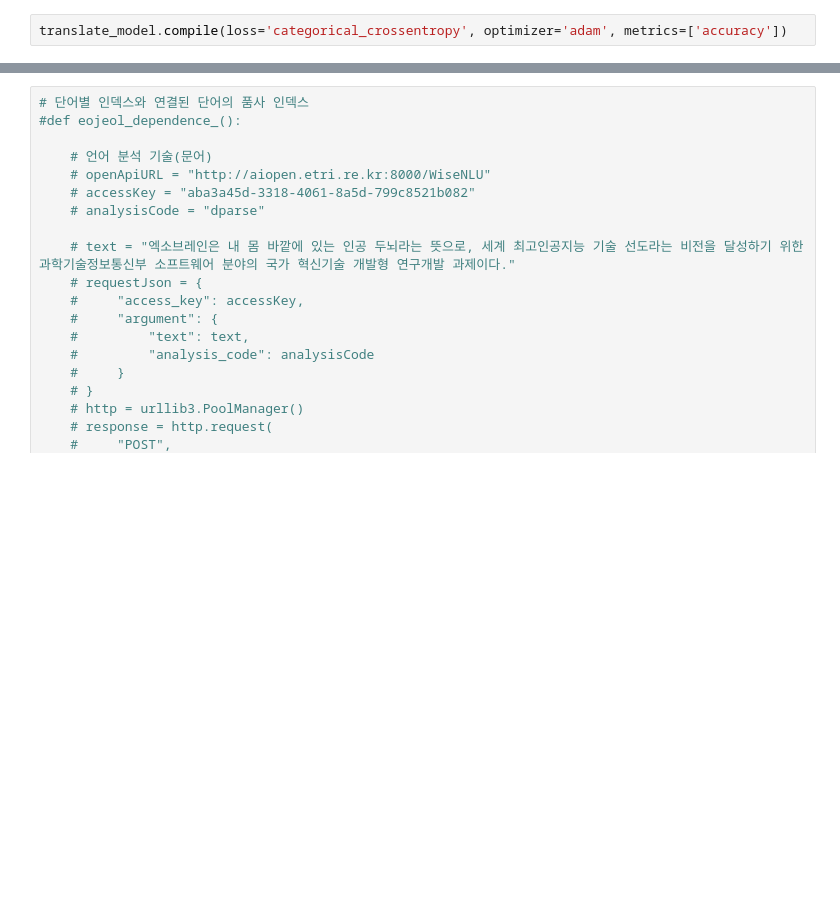
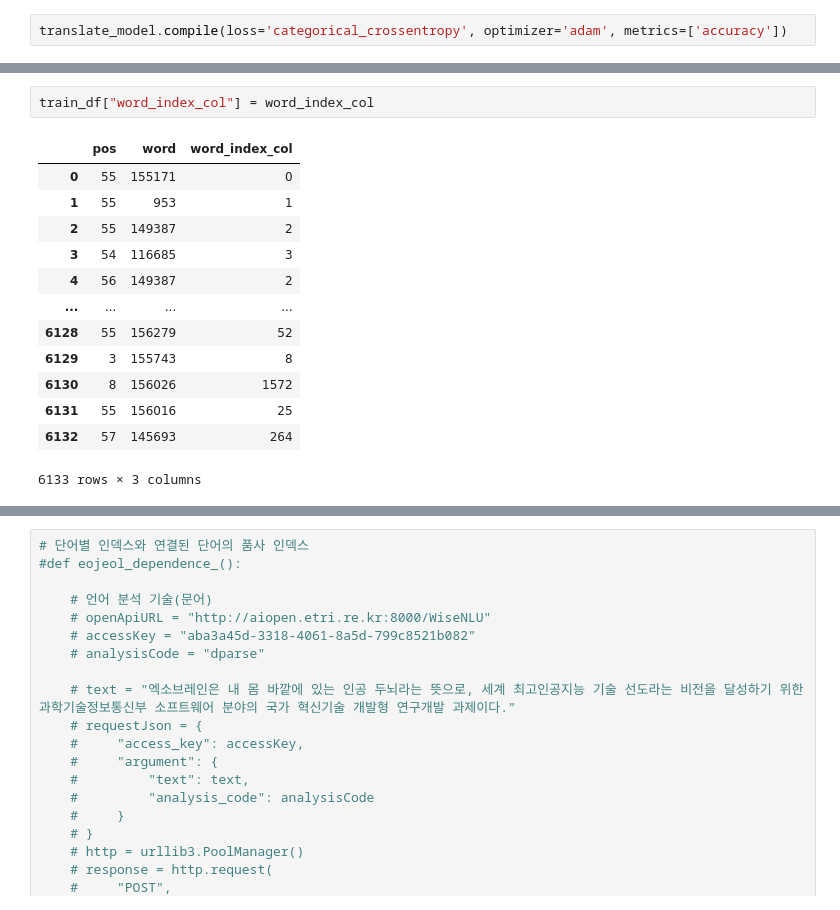
Before and after one commit to Owening2/DIalect_Translator, a Jupyter notebook: fin.ipynb, the cells around one changed output, grey strips where cells are left out. Saved outputs shown, nothing was run; the diff lists cells and outputs as text; blank space fills up the shorter version.

```diff
--- a/fin.ipynb
+++ b/fin.ipynb
@@ -372 +495,17 @@ train_df = eojeol_dependence(raw_data)
+# %%
+train_df["word_index_col"] = word_index_col
+# %% [output]
+|  | pos | word | word_index_col |
+| 0 | 55 | 155171 | 0 |
+| 1 | 55 | 953 | 1 |
+| 2 | 55 | 149387 | 2 |
+| 3 | 54 | 116685 | 3 |
+| 4 | 56 | 149387 | 2 |
+| ... | ... | ... | ... |
+| 6128 | 55 | 156279 | 52 |
+| 6129 | 3 | 155743 | 8 |
+| 6130 | 8 | 156026 | 1572 |
+| 6131 | 55 | 156016 | 25 |
+| 6132 | 57 | 145693 | 264 |
+6133 rows × 3 columns
 # %%
```
Also changed, not shown: parts of 94 cells of this notebook, 17 other files.
